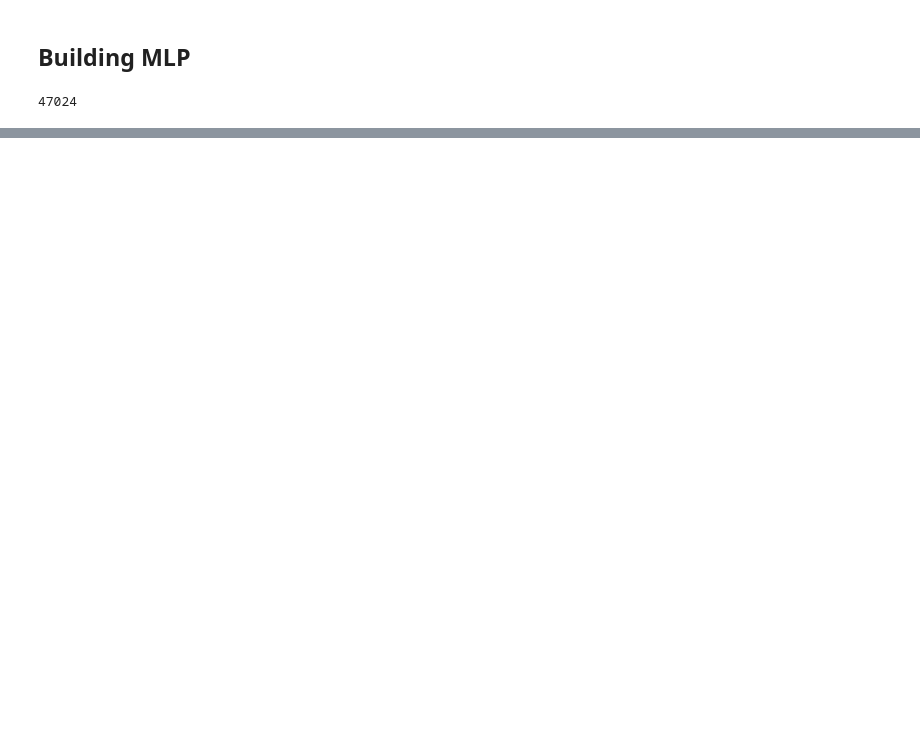
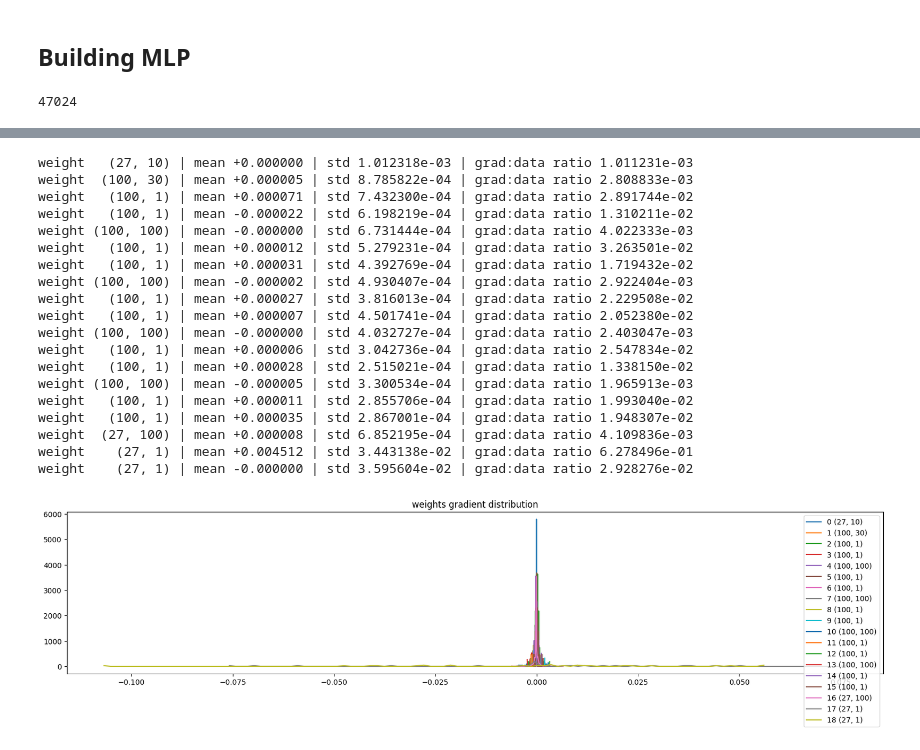
Before and after one commit to RISHIT7/ML-Material, a Jupyter notebook: NeuralNet/makemore-batchnorm.ipynb, the cells around one changed output, grey strips where cells are left out. Saved outputs shown, nothing was run; the diff lists cells and outputs as text; code cells hidden in the pictures; blank space fills up the shorter version.

```diff
--- a/NeuralNet/makemore-batchnorm.ipynb
+++ b/NeuralNet/makemore-batchnorm.ipynb
@@ -410,0 +510,34 @@ for p in parameters:
+# %%
+# visualize histograms
+plt.figure(figsize=(20, 4)) # width and height of the plot
+legends = []
+for i,p in enumerate(parameters):
+  t = p.grad
+  if p.ndim == 2:
+    print('weight %10s | mean %+f | std %e | grad:data ratio %e' % (tuple(p.shape), t.mean(), t.std(), t.std() / p.std()))
+    hy, hx = torch.histogram(t, density=True)
+    plt.plot(hx[:-1].detach(), hy.detach())
+    legends.append(f'{i} {tuple(p.shape)}')
+plt.legend(legends)
+plt.title('weights gradient distribution');
+# %% [output]
+weight   (27, 10) | mean +0.000000 | std 1.012318e-03 | grad:data ratio 1.011231e-03
+weight  (100, 30) | mean +0.000005 | std 8.785822e-04 | grad:data ratio 2.808833e-03
+weight   (100, 1) | mean +0.000071 | std 7.432300e-04 | grad:data ratio 2.891744e-02
+weight   (100, 1) | mean -0.000022 | std 6.198219e-04 | grad:data ratio 1.310211e-02
+weight (100, 100) | mean -0.000000 | std 6.731444e-04 | grad:data ratio 4.022333e-03
+weight   (100, 1) | mean +0.000012 | std 5.279231e-04 | grad:data ratio 3.263501e-02
+weight   (100, 1) | mean +0.000031 | std 4.392769e-04 | grad:data ratio 1.719432e-02
+weight (100, 100) | mean -0.000002 | std 4.930407e-04 | grad:data ratio 2.922404e-03
+weight   (100, 1) | mean +0.000027 | std 3.816013e-04 | grad:data ratio 2.229508e-02
+weight   (100, 1) | mean +0.000007 | std 4.501741e-04 | grad:data ratio 2.052380e-02
+weight (100, 100) | mean -0.000000 | std 4.032727e-04 | grad:data ratio 2.403047e-03
+weight   (100, 1) | mean +0.000006 | std 3.042736e-04 | grad:data ratio 2.547834e-02
+weight   (100, 1) | mean +0.000028 | std 2.515021e-04 | grad:data ratio 1.338150e-02
+weight (100, 100) | mean -0.000005 | std 3.300534e-04 | grad:data ratio 1.965913e-03
+weight   (100, 1) | mean +0.000011 | std 2.855706e-04 | grad:data ratio 1.993040e-02
+weight   (100, 1) | mean +0.000035 | std 2.867001e-04 | grad:data ratio 1.948307e-02
+weight  (27, 100) | mean +0.000008 | std 6.852195e-04 | grad:data ratio 4.109836e-03
+weight    (27, 1) | mean +0.004512 | std 3.443138e-02 | grad:data ratio 6.278496e-01
+weight    (27, 1) | mean -0.000000 | std 3.595604e-02 | grad:data ratio 2.928276e-02
+[figure, added]
```
Also changed, not shown: parts of 13 cells of this notebook.
